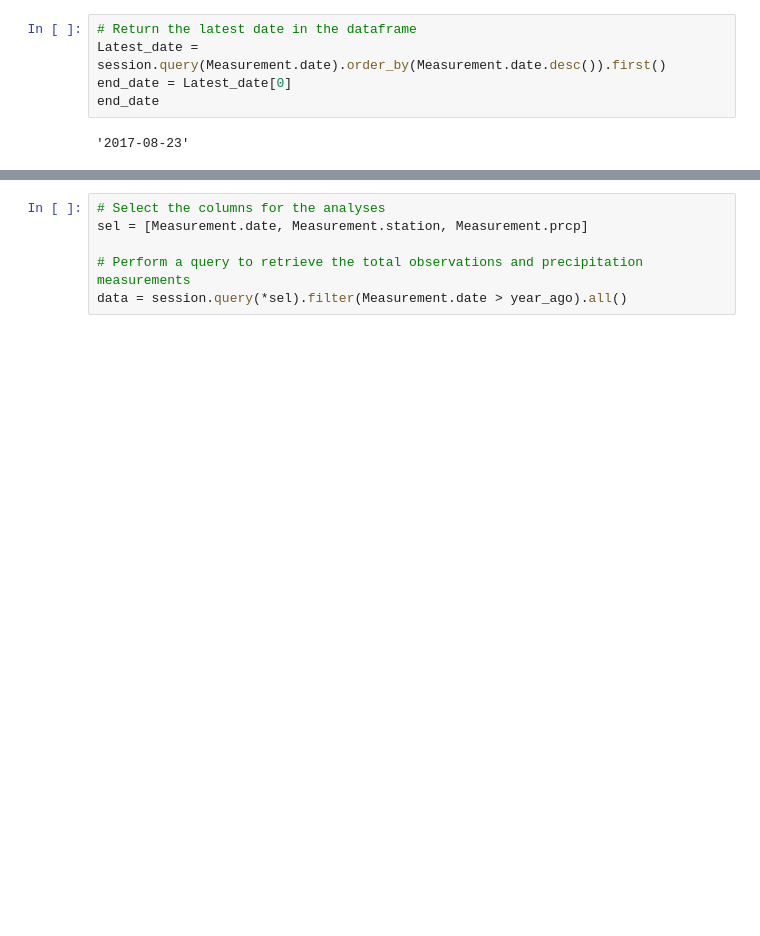
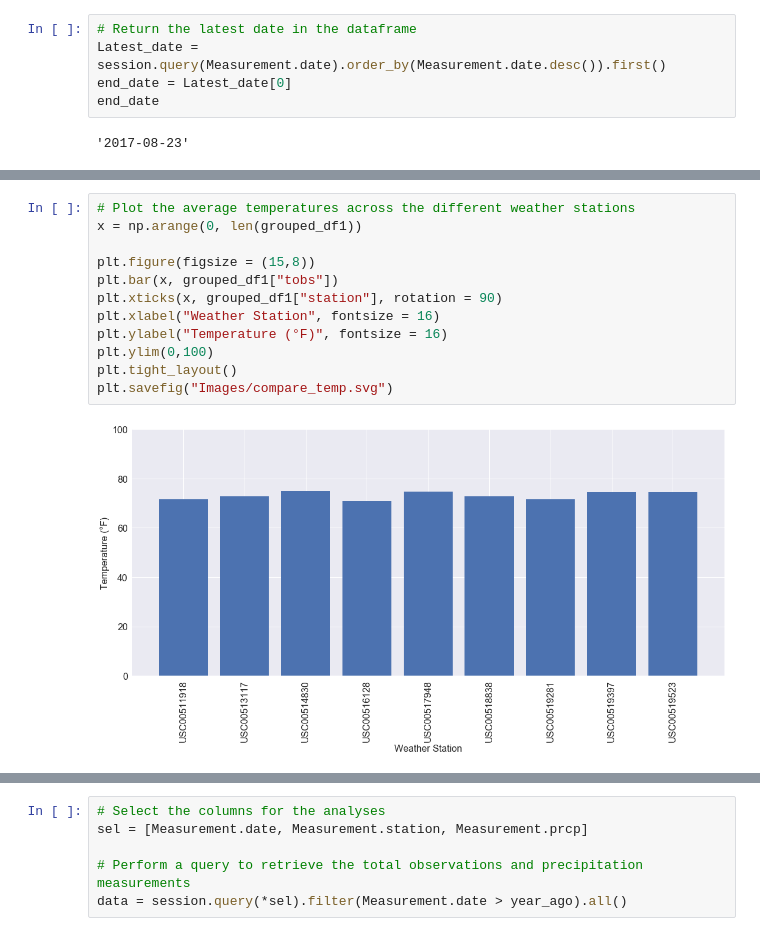
Before and after one commit to rochiecuevas/climate_analysis, a Jupyter notebook: climate_starter.ipynb, the cells around one changed output, grey strips where cells are left out. Saved outputs shown, nothing was run; the diff lists cells and outputs as text; blank space fills up the shorter version.

```diff
--- a/climate_starter.ipynb
+++ b/climate_starter.ipynb
@@ -113,0 +177,14 @@ start_date = str(year_ago)
+# %%
+# Plot the average temperatures across the different weather stations
+x = np.arange(0, len(grouped_df1))
+
+plt.figure(figsize = (15,8))
+plt.bar(x, grouped_df1["tobs"])
+plt.xticks(x, grouped_df1["station"], rotation = 90)
+plt.xlabel("Weather Station", fontsize = 16)
+plt.ylabel("Temperature (°F)", fontsize = 16)
+plt.ylim(0,100)
+plt.tight_layout()
+plt.savefig("Images/compare_temp.svg")
+# %% [output]
+[figure, added]
```
Also changed, not shown: parts of 60 cells of this notebook, 11 other files.
